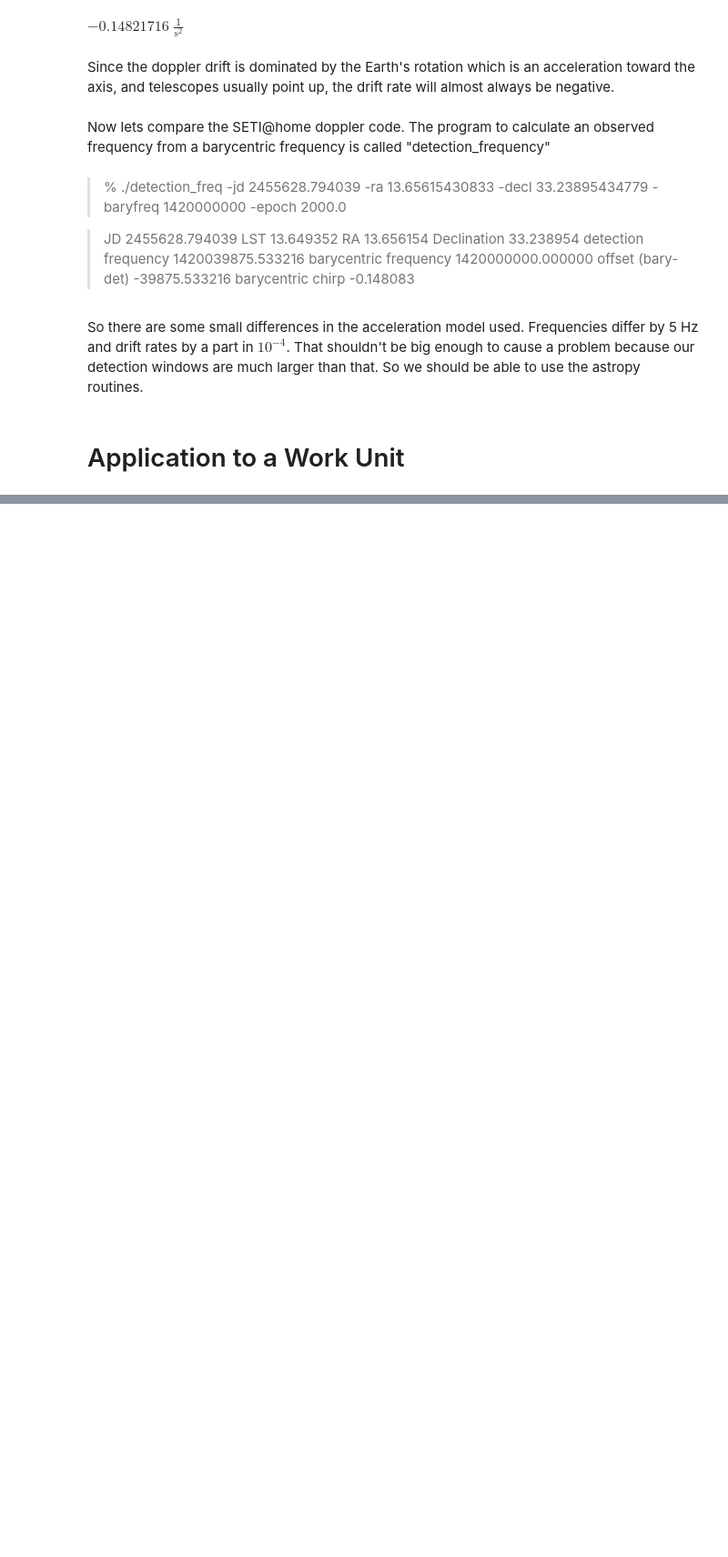
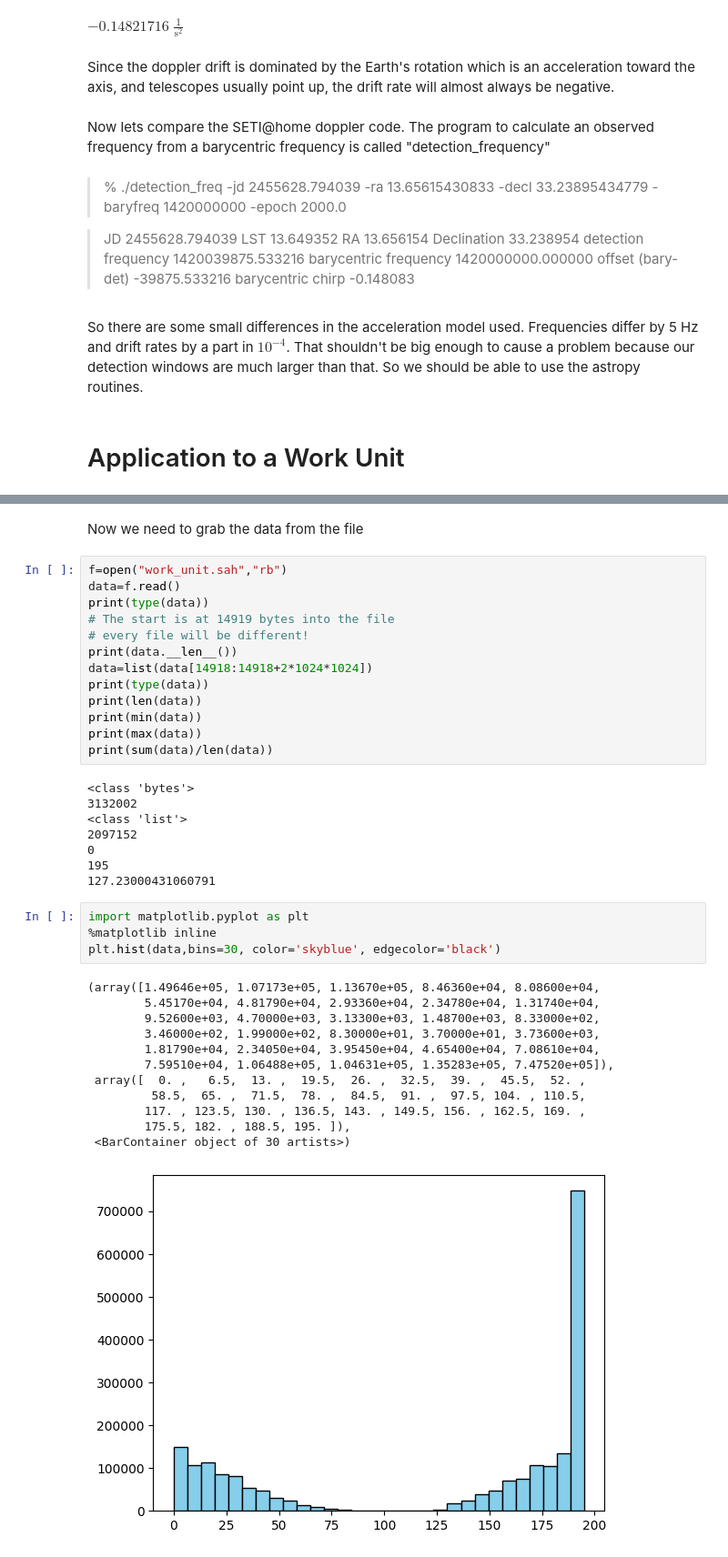
Before and after one commit to SETIguy/jupyter_notebooks, a Jupyter notebook: Doppler Check/Doppler Check.ipynb, the cells around one changed output, grey strips where cells are left out. Shown: that part at 91% size. Drawn from its saved outputs; the diff is of its cells as text; blank space fills up the shorter version.

Commit message:
Different workunit.

```diff
--- a/Doppler Check/Doppler Check.ipynb
+++ b/Doppler Check/Doppler Check.ipynb
@@ -125,0 +258,40 @@ import pywu
+# %% [markdown]
+Now we need to grab the data from the file
+# %%
+f=open("work_unit.sah","rb")
+data=f.read()
+print(type(data))
+# The start is at 14919 bytes into the file
+# every file will be different!
+print(data.__len__())
+data=list(data[14918:14918+2*1024*1024])
+print(type(data))
+print(len(data))
+print(min(data))
+print(max(data))
+print(sum(data)/len(data))
+# %% [output]
+<class 'bytes'>
+3132002
+<class 'list'>
+2097152
+0
+195
+127.23000431060791
+# %%
+import matplotlib.pyplot as plt
+%matplotlib inline
+plt.hist(data,bins=30, color='skyblue', edgecolor='black')
+# %% [output]
+(array([1.49646e+05, 1.07173e+05, 1.13670e+05, 8.46360e+04, 8.08600e+04,
+        5.45170e+04, 4.81790e+04, 2.93360e+04, 2.34780e+04, 1.31740e+04,
+        9.52600e+03, 4.70000e+03, 3.13300e+03, 1.48700e+03, 8.33000e+02,
+        3.46000e+02, 1.99000e+02, 8.30000e+01, 3.70000e+01, 3.73600e+03,
+        1.81790e+04, 2.34050e+04, 3.95450e+04, 4.65400e+04, 7.08610e+04,
+        7.59510e+04, 1.06488e+05, 1.04631e+05, 1.35283e+05, 7.47520e+05]),
+ array([  0. ,   6.5,  13. ,  19.5,  26. ,  32.5,  39. ,  45.5,  52. ,
+         58.5,  65. ,  71.5,  78. ,  84.5,  91. ,  97.5, 104. , 110.5,
+        117. , 123.5, 130. , 136.5, 143. , 149.5, 156. , 162.5, 169. ,
+        175.5, 182. , 188.5, 195. ]),
+ <BarContainer object of 30 artists>)
+[figure, added]
```
Also changed, not shown: parts of 35 cells of this notebook, 1 other file.
